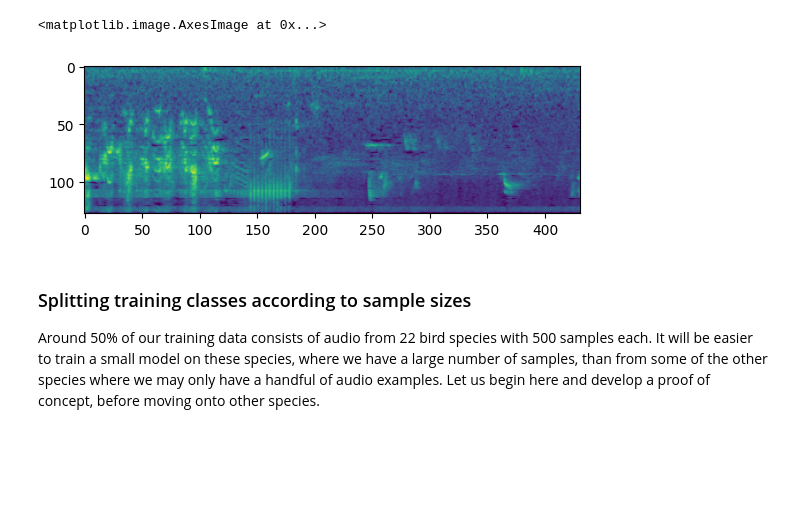
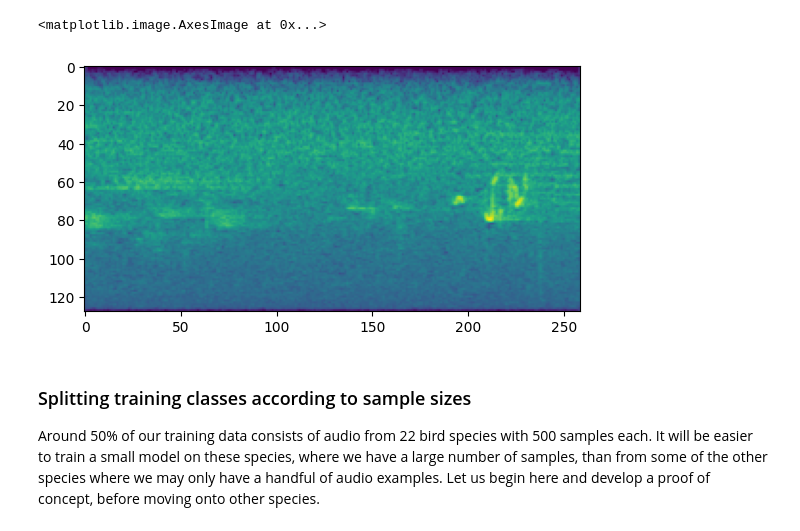
Before and after one commit to cassincruz/CMI-Detect-Sleep-States, a Jupyter notebook: birdclef-prediction.ipynb, the cells around one changed output. Cells and saved outputs as stored; diff of their text form; code cells hidden in the pictures; blank space fills up the shorter version.

```diff
--- a/birdclef-prediction.ipynb
+++ b/birdclef-prediction.ipynb
@@ -86,20 +86,20 @@ def augment_spectrogram(spectrogram, normalize=True, translation=False, max_nois
 
     return spectrogram
 # %%
-window_size = 5.0
+window_size = 3.0
 idx = np.random.randint(10000)
 
 n_samples = np.ceil((metadata.duration / window_size)).cumsum()
 
 audio_idx = np.where(n_samples >= idx+1)[0].min()
 audio_path = os.path.join(PATHS.train_audio, metadata.filename[audio_idx])
 
 i = int(idx - ([0.0] + n_samples.to_list())[audio_idx])
 sample = augment_spectrogram(get_spectrogram(audio_path, offset=i*window_size, duration=window_size))
 
 plt.imshow(sample)
 # %% [output]
 <matplotlib.image.AxesImage at 0x...>
-[figure, old version]
+[figure, new version]
 # %%
 class BirdCLEFDataset(Dataset) :
```
Also changed, not shown: parts of 16 cells of this notebook.
